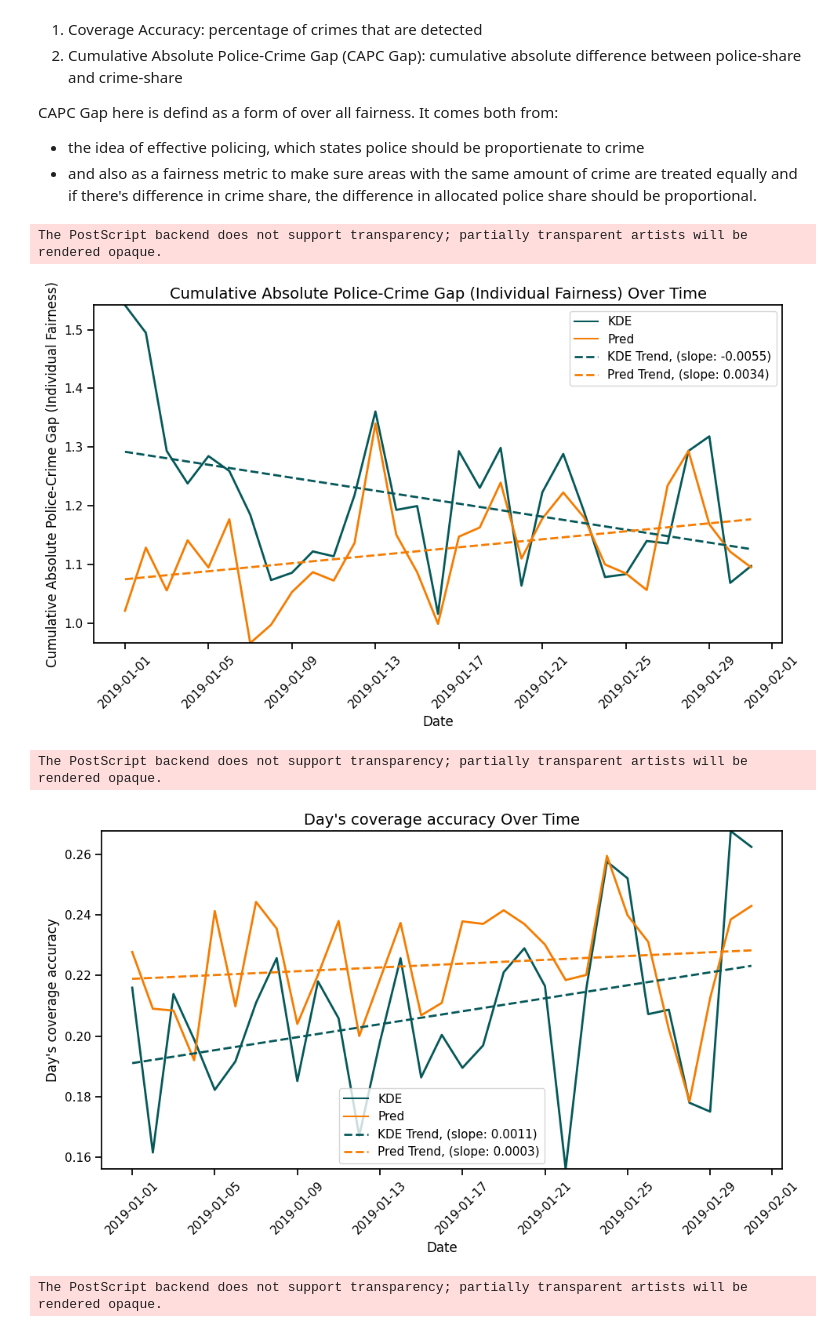
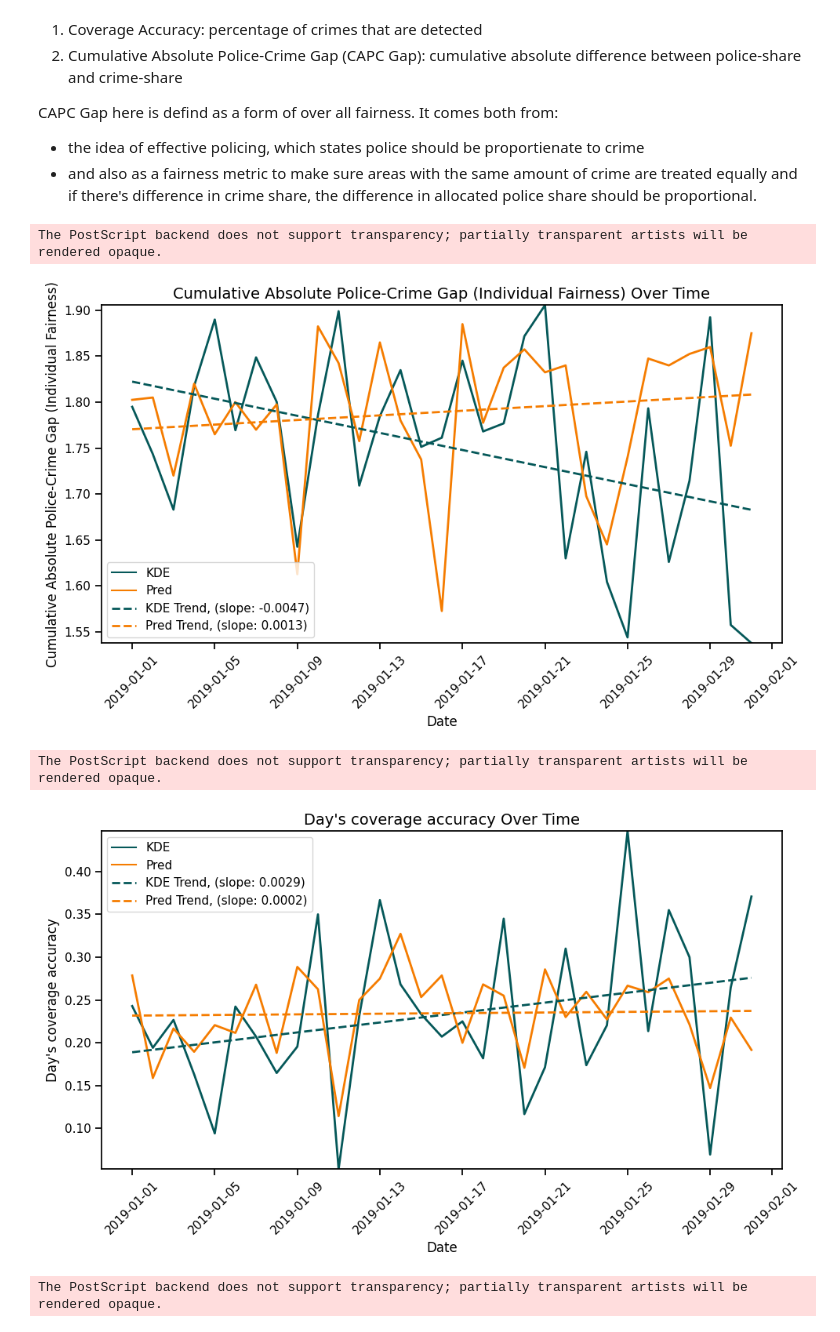
Before and after one commit to saminsemsar/Data_Analysis_Portfolio, a Jupyter notebook: PredictivePolicing/KDE_vs_Pred_paper_Analysis.ipynb, the cells around one changed output. Saved outputs shown, nothing was run; the diff lists cells and outputs as text; code cells hidden in the pictures.

```diff
--- a/PredictivePolicing/KDE_vs_Pred_paper_Analysis.ipynb
+++ b/PredictivePolicing/KDE_vs_Pred_paper_Analysis.ipynb
@@ -1158,12 +1160,12 @@ def plot_coverageAccuracy_and_PoliceCrimeGap(pMethod="Daily", pRep= 0.4, pNum= 4
         plt.savefig(f'{RRF}/{save_title}.eps', format='eps')
         plt.show()
 # %%
-plot_coverageAccuracy_and_PoliceCrimeGap(pMethod="Daily", pRep= 0.4, pNum= 40, cType="TOTAL", based_on="Cumulative")
+plot_coverageAccuracy_and_PoliceCrimeGap(pMethod="Daily", pRep= 0.4, pNum= 40, cType="BURGLARY", based_on="Cumulative")
 # %% [output]
 The PostScript backend does not support transparency; partially transparent artists will be rendered opaque.
-[figure, old version]
+[figure, new version]
 The PostScript backend does not support transparency; partially transparent artists will be rendered opaque.
-[figure, old version]
+[figure, new version]
 # %%
 plot_coverageAccuracy_and_PoliceCrimeGap(pMethod="Daily", pRep= 0.4, pNum= 400, cType="BURGLARY", based_on="Cumulative")
 # %% [output]
```
Also changed, not shown: parts of 15 cells of this notebook.
